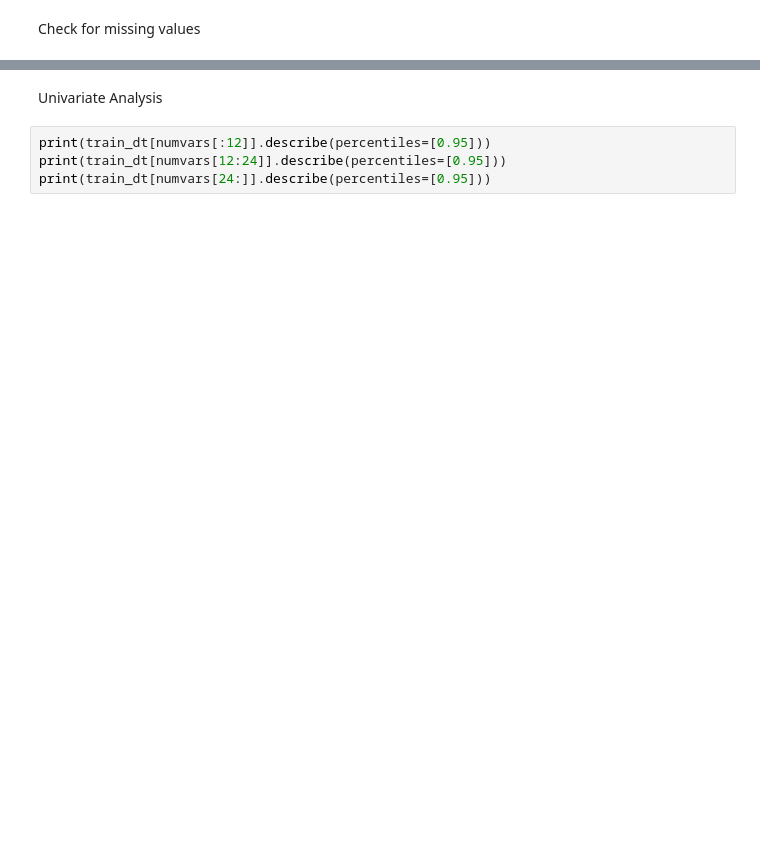
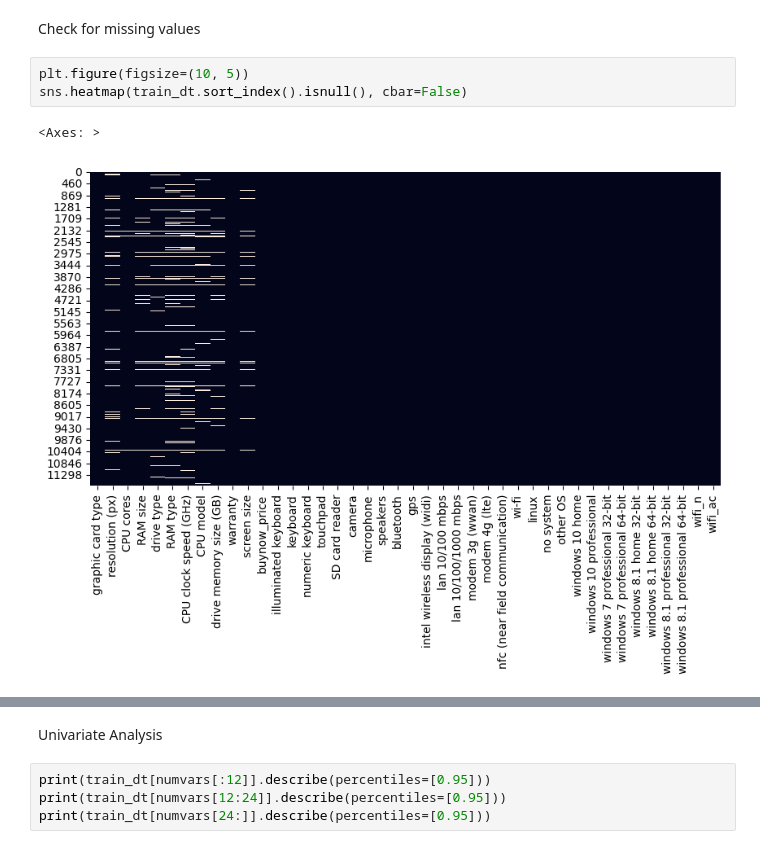
Before and after one commit to J-ZW-Wang/ss_data_project, a Jupyter notebook: Allegro_Laptop_Price_Prediction/Laptop price prediction.ipynb, the cells around one changed output, grey strips where cells are left out. Cells and saved outputs as stored; diff of their text form; blank space fills up the shorter version.

```diff
--- a/Allegro_Laptop_Price_Prediction/Laptop price prediction.ipynb
+++ b/Allegro_Laptop_Price_Prediction/Laptop price prediction.ipynb
@@ -166,5 +192,11 @@ Categorical variables:  ['graphic card type', 'communications', 'resolution (px)
 # %% [markdown]
 Check for missing values
+# %%
+plt.figure(figsize=(10, 5))
+sns.heatmap(train_dt.sort_index().isnull(), cbar=False)
+# %% [output]
+<Axes: >
+[figure, added]
 # %%
 pd.concat(
     [train_dt.isna().sum(), train_dt.isna().mean()],
```
Also changed, not shown: parts of 37 cells of this notebook, 1 other file.
